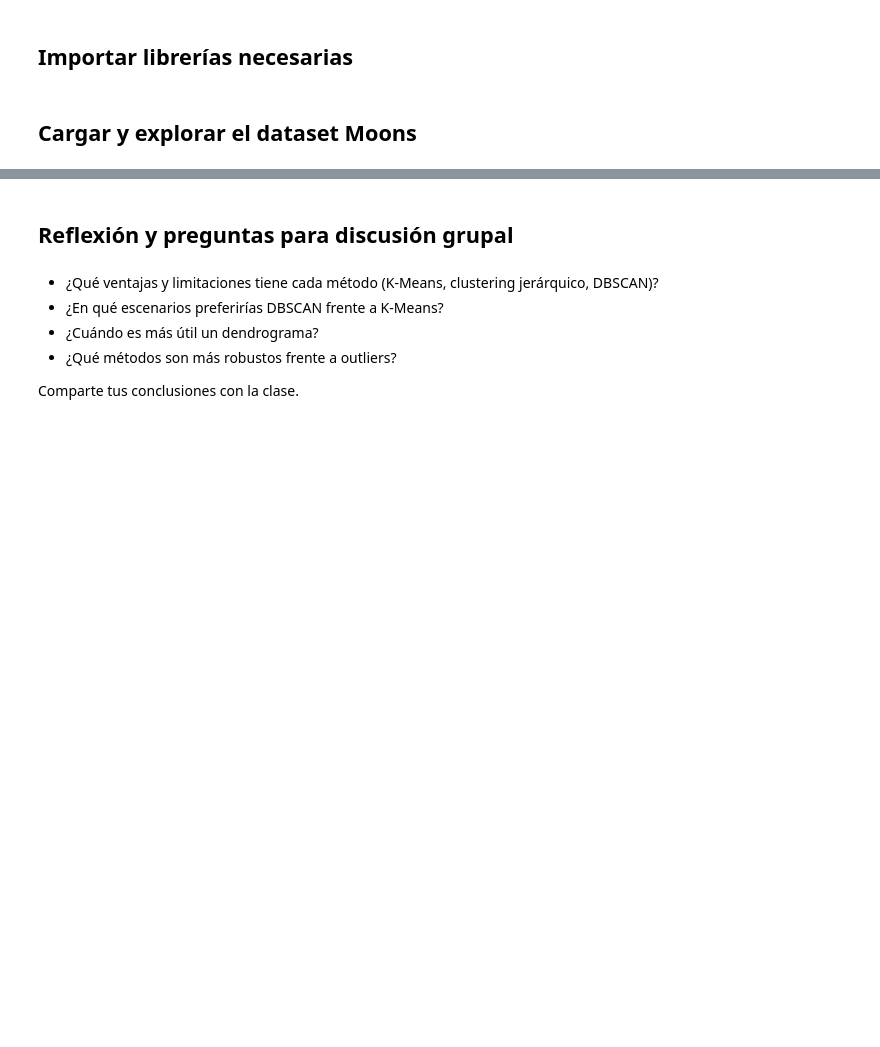
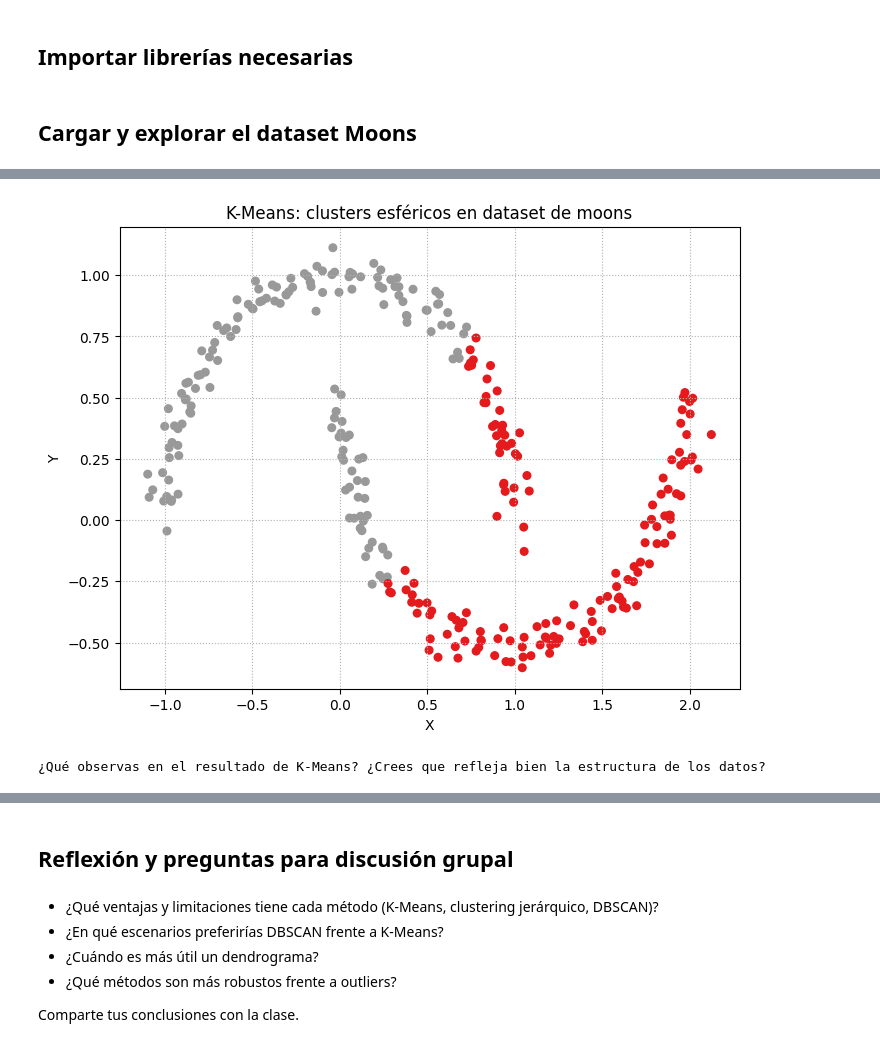
Before and after one commit to dtoralg/TheValley_MDS, a Jupyter notebook: [02] - Analisis_Cluster/[01] - Notebooks/E3_DBSCAN_MOONS.ipynb, the cells around one changed output, grey strips where cells are left out. Cells and saved outputs as stored; diff of their text form; code cells hidden in the pictures; blank space fills up the shorter version.

```diff
--- a/[02] - Analisis_Cluster/[01] - Notebooks/E3_DBSCAN_MOONS.ipynb
+++ b/[02] - Analisis_Cluster/[01] - Notebooks/E3_DBSCAN_MOONS.ipynb
@@ -56,0 +57,16 @@ plt.show()
+# %%
+kmeans = KMeans(n_clusters=2, n_init=10, random_state=0)
+kmeans_labels = kmeans.fit_predict(X)
+
+plt.figure(figsize=(8, 6))
+plt.scatter(X[:, 0], X[:, 1], c=kmeans_labels, cmap='Set1', s=30)
+plt.title('K-Means: clusters esféricos en dataset de moons')
+plt.xlabel('X')
+plt.ylabel('Y')
+plt.grid(True, linestyle=':')
+plt.show()
+
+print("¿Qué observas en el resultado de K-Means? ¿Crees que refleja bien la estructura de los datos?")
+# %% [output]
+[figure, added]
+¿Qué observas en el resultado de K-Means? ¿Crees que refleja bien la estructura de los datos?
```
Also changed, not shown: parts of 9 cells of this notebook.
